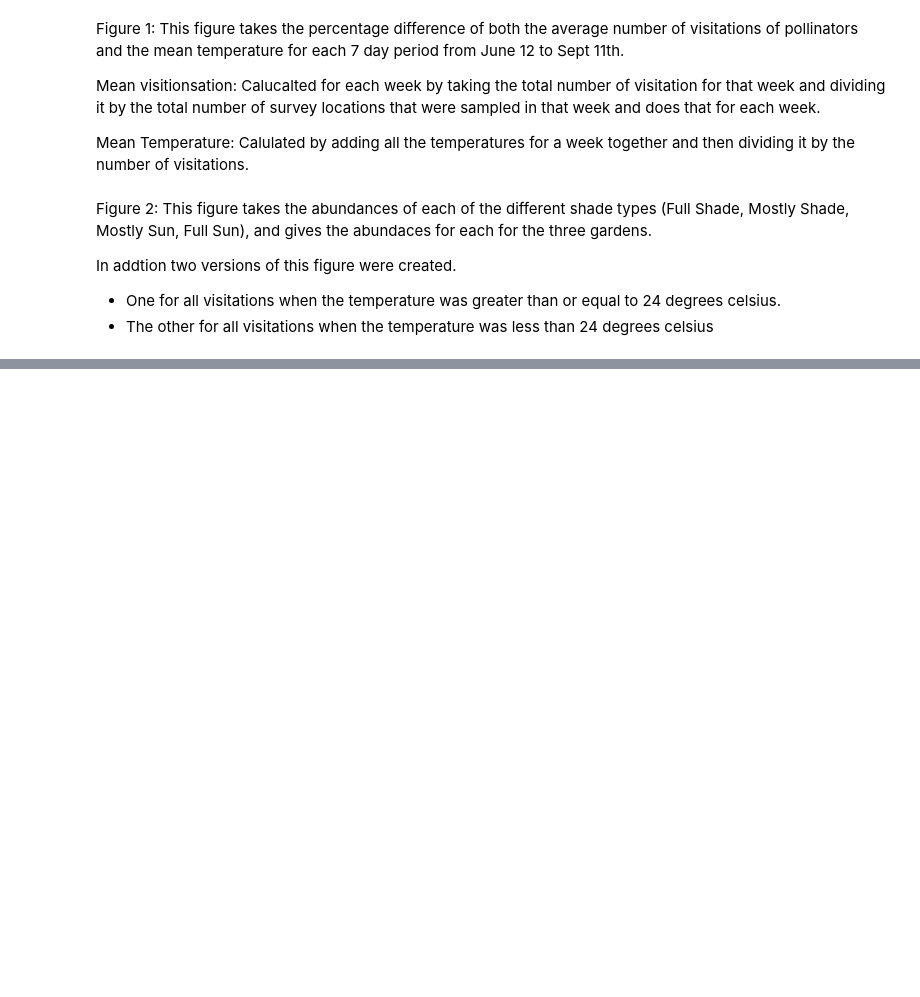
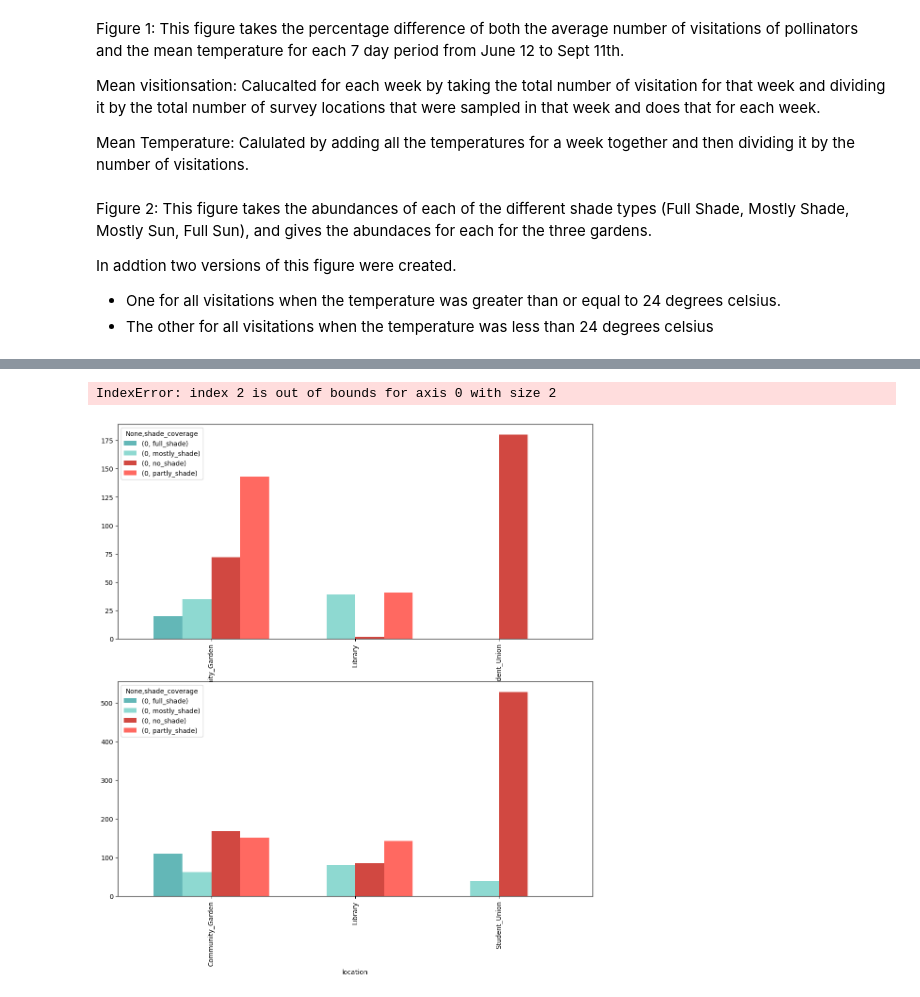
Before and after one commit to lizard777/CPSC_3430_project, a Jupyter notebook: Group_Project.ipynb, the cells around one changed output, grey strips where cells are left out. Drawn from its saved outputs; the diff is of its cells as text; code cells hidden in the pictures; blank space fills up the shorter version.

```diff
--- a/Group_Project.ipynb
+++ b/Group_Project.ipynb
@@ -224,0 +268,8 @@ interactive(children=(Dropdown(description='Request', options=('Bumble Bee', 'Fl
+# %%
+fig, ax =plt.subplots(2, 2, figsize=(13, 13))
+df_shade_pol_abundance_greatEqual24.plot(kind='bar', ax=ax[0], color = ['#63B7B7', '#8ED9D1', '#D14841', '#FF6961'], width=.8)
+df_shade_pol_abundance_less24.plot(kind='bar', ax=ax[1], color = ['#63B7B7', '#8ED9D1', '#D14841', '#FF6961'], width=.8)
+df_shade_pol_counts.plot(kind='barh', ax=ax[2], color = ['#FF6961', '#D14841', '#8ED9D1'], width=.8)
+# %% [output]
+IndexError: index 2 is out of bounds for axis 0 with size 2
+[figure, added]
```
Also changed, not shown: parts of 8 cells of this notebook.
